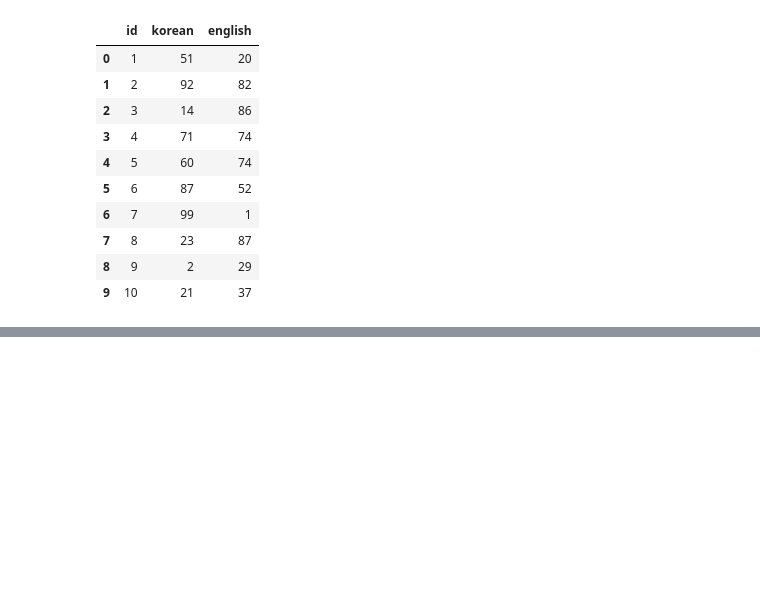
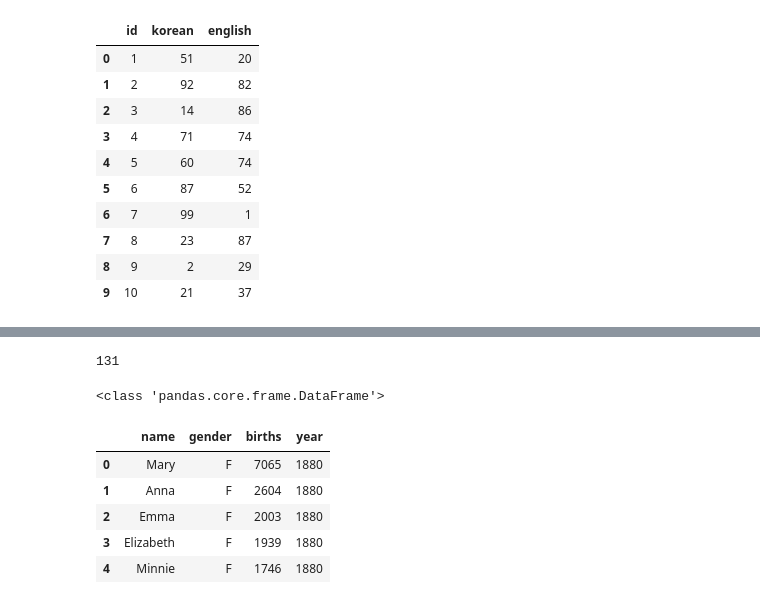
Before and after one commit to JakeOh/202504_itwill_oracle88, a Jupyter notebook: python22.ipynb, the cells around one changed output, grey strips where cells are left out. Drawn from its saved outputs; the diff is of its cells as text; code cells hidden in the pictures; blank space fills up the shorter version.

```diff
--- a/python22.ipynb
+++ b/python22.ipynb
@@ -55,0 +87,33 @@ df
+# %%
+col_names = ['name', 'gender', 'births']  # 데이터프레임의 컬럼 이름
+yobs = []  # 연도별 데이터프레임들을 저장할 리스트
+for year in range(1880, 2011):
+    # github에 저장된 파일 경로
+    file_path = f'https://raw.githubusercontent.com/wesm/pydata-book/refs/heads/3rd-edition/datasets/babynames/yob{year}.txt'
+
+    # github에 저장된 CSV 파일을 읽어서 데이터프레임을 생성
+    yob_year = pd.read_csv(file_path, names=col_names)
+
+    # 생성된 데이터프레임에 year 컬럼 추가
+    yob_year['year'] = year
+
+    # 리스트에 데이터프레임을 추가
+    yobs.append(yob_year)
+# %%
+# 리스트 원소 개수
+len(yobs)
+# %% [output]
+131
+# %%
+print(type(yobs[-1]))
+# %% [output]
+<class 'pandas.core.frame.DataFrame'>
+# %%
+yobs[0].head()
+# %% [output]
+|  | name | gender | births | year |
+| 0 | Mary | F | 7065 | 1880 |
+| 1 | Anna | F | 2604 | 1880 |
+| 2 | Emma | F | 2003 | 1880 |
+| 3 | Elizabeth | F | 1939 | 1880 |
+| 4 | Minnie | F | 1746 | 1880 |
```
Also changed, not shown: parts of 11 cells of this notebook.
